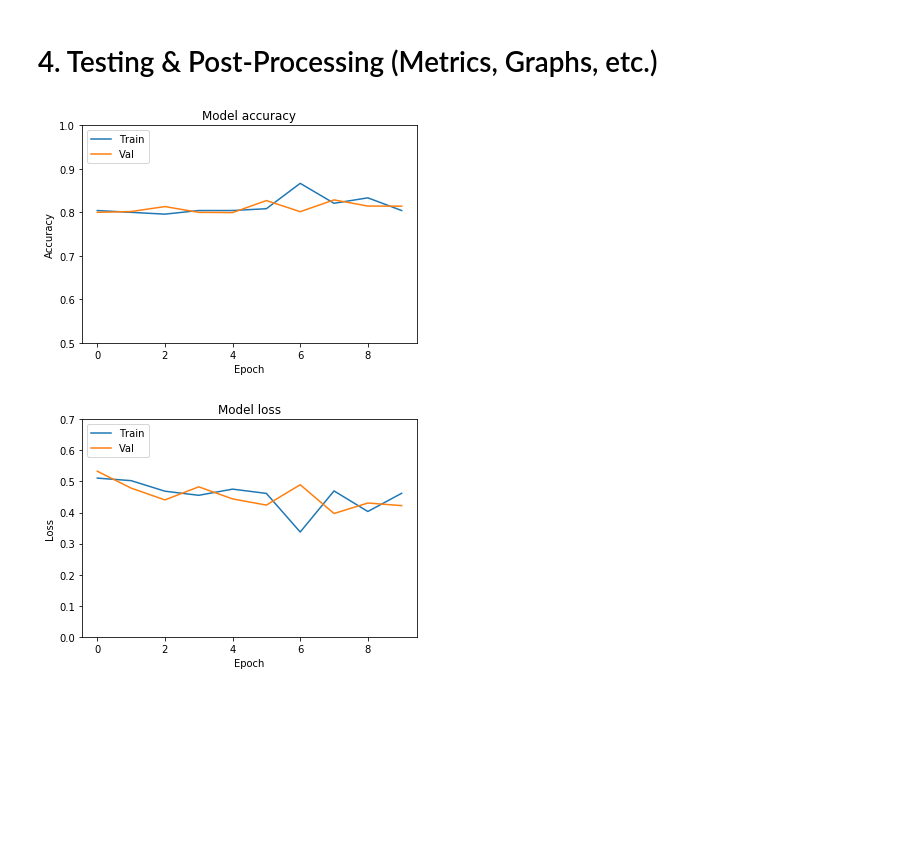
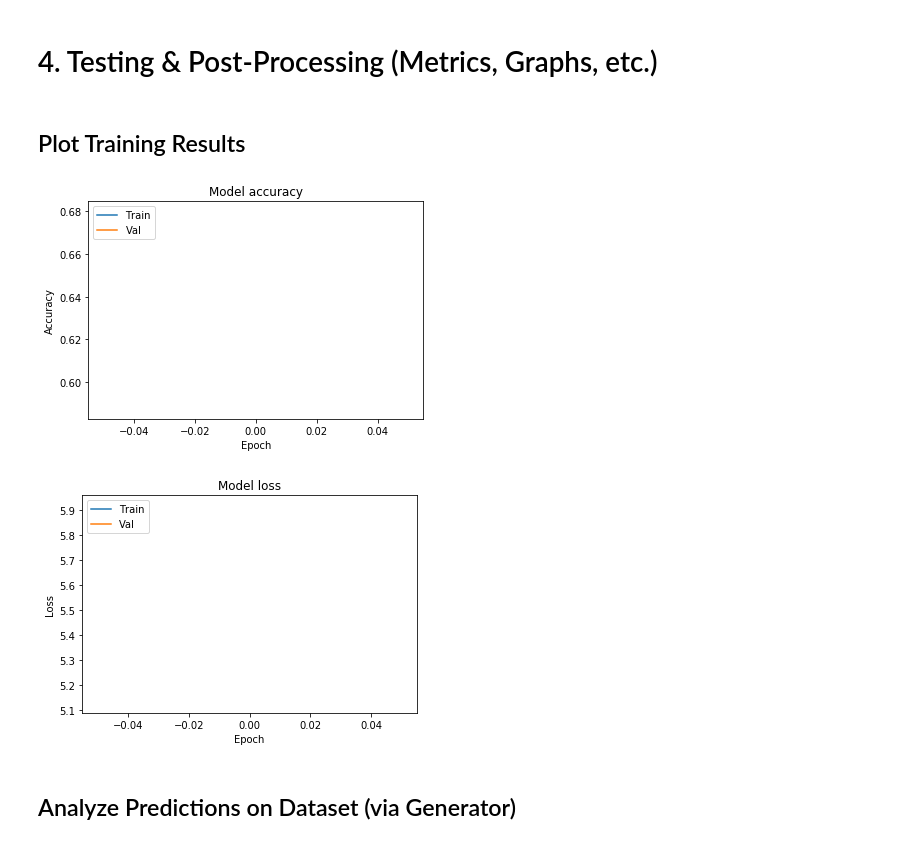
Before and after one commit to alswilli/Object-Classificaton-and-Localization-on-ImageNet, a Jupyter notebook: pipeline.ipynb, the cells around one changed output. Drawn from its saved outputs; the diff is of its cells as text; code cells hidden in the pictures; blank space fills up the shorter version.

```diff
--- a/pipeline.ipynb
+++ b/pipeline.ipynb
@@ -52,11 +70,13 @@ if not os.path.isdir(outputPath):
 # 1. Load Training and Validation Data
 # %%
 
-train_datagen = ImageDataGenerator(rescale=1./255,
-                                   shear_range=0.2,
-                                   zoom_range=0.2,
-                                   horizontal_flip=True,
-                                   validation_split=0.1)
+# train_datagen = ImageDataGenerator(rescale=1./255,
+#                                    shear_range=0.2,
+#                                    zoom_range=0.2,
+#                                    horizontal_flip=True,
+#                                    validation_split=0.1)
+
+train_datagen = ImageDataGenerator(validation_split=0.1)
 
 
 
@@ -83,6 +103,8 @@ Found 650 images belonging to 5 classes.
 # %% [markdown]
 # 3. Fit Model & Save Weights
 # %%
+
+#Generate unique model name so as not to overwrite previously saved model on disk.
 count = 1
 name = ""
 while True:
@@ -94,10 +116,11 @@ while True:
         count+=1
 print(name)
 
+#load model if necessary, otherwise build a new model
 if loadModel:
     model = load_model(loadModelPath)
 else:
-    model = build_model(img_width, img_height, num_channels)
+    model = simpleConv.build_model(img_width, img_height, num_channels)
     model.compile(loss='binary_crossentropy',
                   optimizer='adam',
                   metrics=['accuracy'])
@@ -105,8 +128,8 @@ else:
     results = model.fit_generator(
             train_generator,
             validation_data=val_generator,
-            steps_per_epoch=100,
-            epochs=10)
+            steps_per_epoch=3,
+            epochs=1)
 
 
 if saveModel:
@@ -133,27 +141,31 @@ Epoch 9/10
 # %% [markdown]
 # 4. Testing & Post-Processing (Metrics, Graphs, etc.)
+# %% [markdown]
+## Plot Training Results
 # %%
 
 
 # Plot training & validation accuracy values
 plt.plot(results.history['acc'])
 plt.plot(results.history['val_acc'])
 plt.title('Model accuracy')
 plt.ylabel('Accuracy')
-plt.ylim(0.5, 1.0)
+# plt.ylim(0.5, 1.0)
 plt.xlabel('Epoch')
 plt.legend(['Train', 'Val'], loc='upper left')
 plt.show()
 
 # Plot training & validation loss values
 plt.plot(results.history['loss'])
 plt.plot(results.history['val_loss'])
 plt.title('Model loss')
 plt.ylabel('Loss')
-plt.ylim(0, 0.7)
+# plt.ylim(0, 0.7)
 plt.xlabel('Epoch')
 plt.legend(['Train', 'Val'], loc='upper left')
 plt.show()
 # %% [output]
-[figure, old version]
+[figure, new version]
-[figure, old version]
+[figure, new version]
+# %% [markdown]
+## Analyze Predictions on Dataset (via Generator)
```
Also changed, not shown: parts of 12 cells of this notebook.
